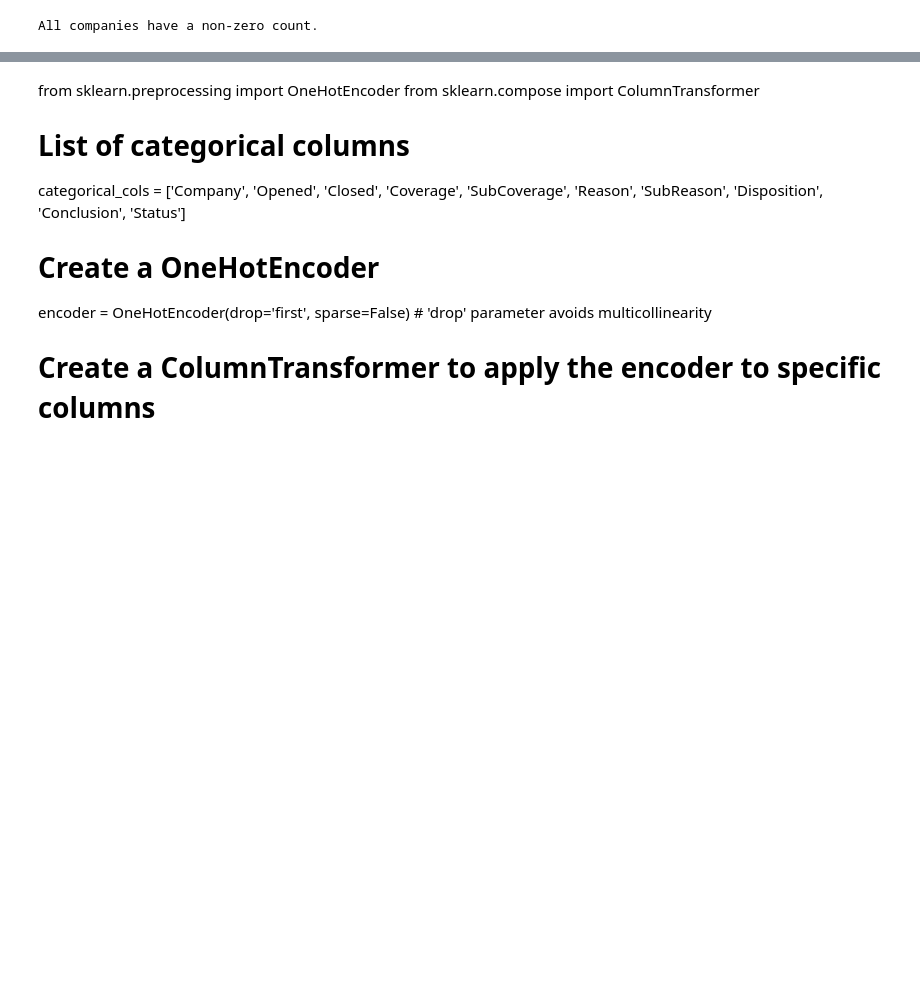
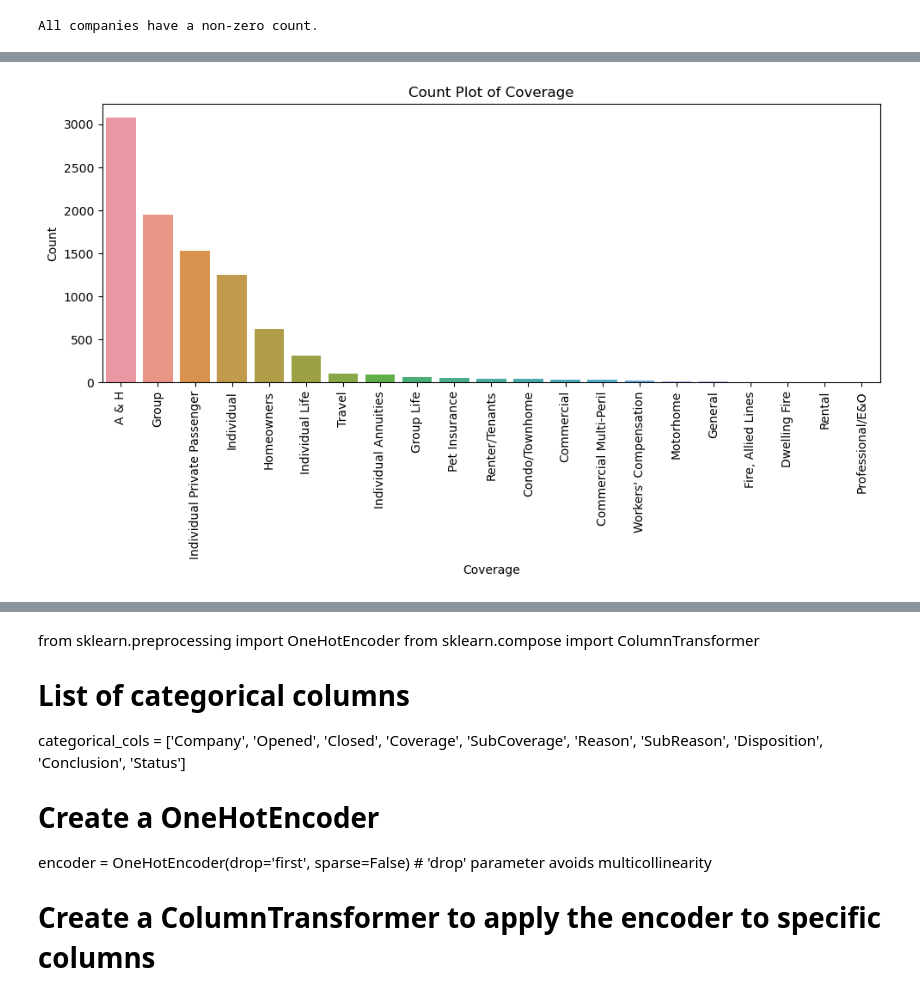
Before and after one commit to ajkam/schulich_data_science, a Jupyter notebook: Final_Prep/Insurance.ipynb, the cells around one changed output, grey strips where cells are left out. Saved outputs shown, nothing was run; the diff lists cells and outputs as text; code cells hidden in the pictures; blank space fills up the shorter version.

```diff
--- a/Final_Prep/Insurance.ipynb
+++ b/Final_Prep/Insurance.ipynb
@@ -531,0 +608,14 @@ for company, count in unknown_company_counts.items():
+# %%
+threshold = 3  # Adjust this threshold as needed
+
+# Calculate the counts of each company
+company_counts = df['Coverage'].value_counts()
+
+# Get the companies to drop based on the threshold
+companies_to_drop = company_counts[company_counts < threshold].index
+
+# Remove rows with companies that have counts below the threshold
+df = df[~df['Coverage'].isin(companies_to_drop)]
+
+# Print the modified DataFrame
+print(df)
@@ -531,0 +640,12 @@ for company, count in unknown_company_counts.items():
+# %%
+plt.figure(figsize=(10, 6))
+sns.countplot(data=df, x='Coverage', order=df['Coverage'].value_counts().index)
+plt.title('Count Plot of Coverage')
+plt.xlabel('Coverage')
+plt.ylabel('Count')
+plt.xticks(rotation=90)  # Rotate x-axis labels for better visibility
+plt.tight_layout()
+
+plt.show()
+# %% [output]
+[figure, added]
```
Also changed, not shown: parts of 39 cells of this notebook, 1 other file.
